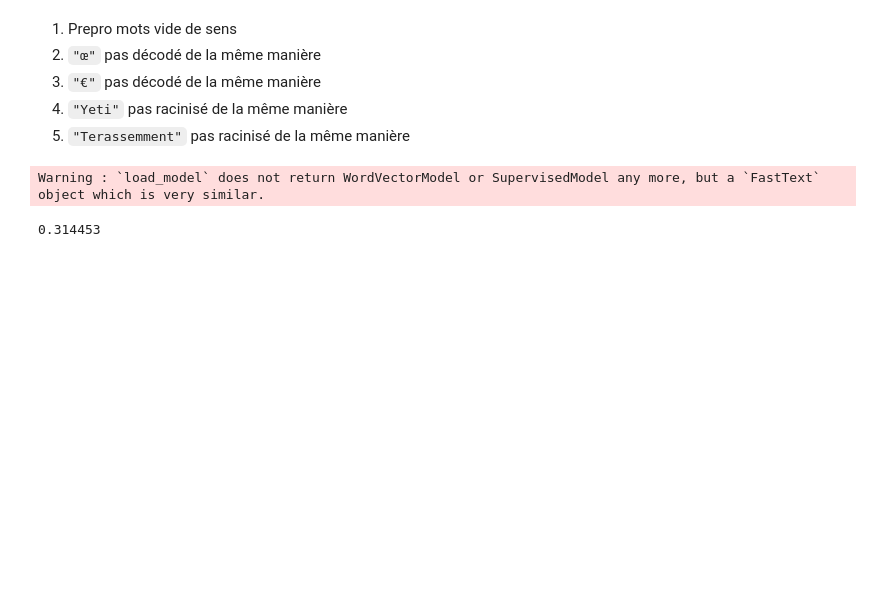
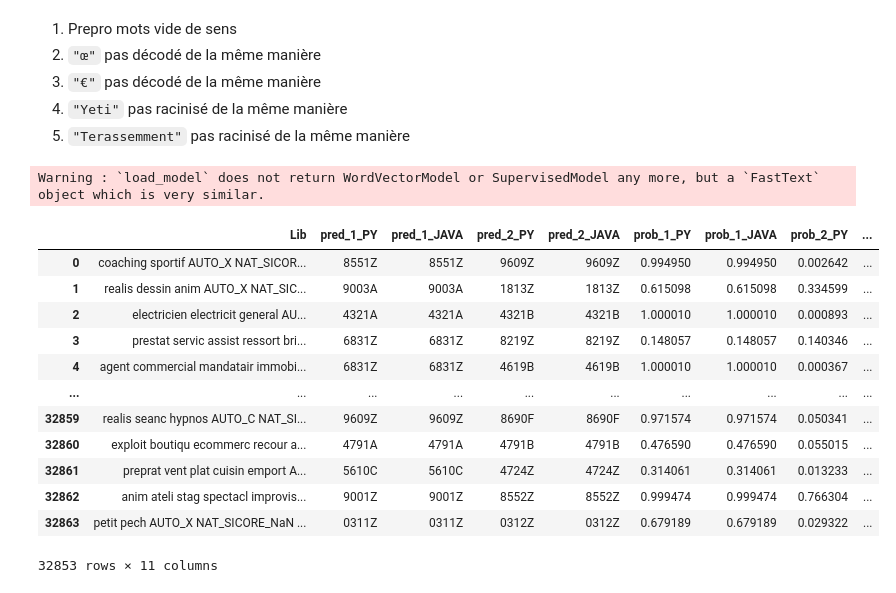
Before and after one commit to InseeFrLab/codif-ape-train, a Jupyter notebook: notebooks/log_exploration.ipynb, the cells around one changed output. Saved outputs shown, nothing was run; the diff lists cells and outputs as text; code cells hidden in the pictures; blank space fills up the shorter version.

````diff
--- a/notebooks/log_exploration.ipynb
+++ b/notebooks/log_exploration.ipynb
@@ -447,7 +447,7 @@ x.to_csv("false.csv")
 5) ```"Terassemment"``` pas racinisé de la même manière
 # %%
 import fasttext
-model = fasttext.load_model("../fastText-0.1.0/model.bin")
+model = fasttext.load_model("../models/model.bin")
 # %% [output]
 Warning : `load_model` does not return WordVectorModel or SupervisedModel any more, but a `FastText` object which is very similar.
 # %%
@@ -475,6 +475,22 @@ df_compare = pd.DataFrame({
     "pred_3_PY" : trois_pred,
     "prob_3_PY" : trois_proba,
     })
+# %%
+df_compare
+# %% [output]
+|  | Lib | pred_1_PY | pred_1_JAVA | pred_2_PY | pred_2_JAVA | prob_1_PY | prob_1_JAVA | prob_2_PY | ... |
+| 0 | coaching sportif AUTO_X NAT_SICOR... | 8551Z | 8551Z | 9609Z | 9609Z | 0.994950 | 0.994950 | 0.002642 | ... |
+| 1 | realis dessin anim AUTO_X NAT_SIC... | 9003A | 9003A | 1813Z | 1813Z | 0.615098 | 0.615098 | 0.334599 | ... |
+| 2 | electricien electricit general AU... | 4321A | 4321A | 4321B | 4321B | 1.000010 | 1.000010 | 0.000893 | ... |
+| 3 | prestat servic assist ressort bri... | 6831Z | 6831Z | 8219Z | 8219Z | 0.148057 | 0.148057 | 0.140346 | ... |
+| 4 | agent commercial mandatair immobi... | 6831Z | 6831Z | 4619B | 4619B | 1.000010 | 1.000010 | 0.000367 | ... |
+| ... | ... | ... | ... | ... | ... | ... | ... | ... | ... |
+| 32859 | realis seanc hypnos AUTO_C NAT_SI... | 9609Z | 9609Z | 8690F | 8690F | 0.971574 | 0.971574 | 0.050341 | ... |
+| 32860 | exploit boutiqu ecommerc recour a... | 4791A | 4791A | 4791B | 4791B | 0.476590 | 0.476590 | 0.055015 | ... |
+| 32861 | preprat vent plat cuisin emport A... | 5610C | 5610C | 4724Z | 4724Z | 0.314061 | 0.314061 | 0.013233 | ... |
+| 32862 | anim ateli stag spectacl improvis... | 9001Z | 9001Z | 8552Z | 8552Z | 0.999474 | 0.999474 | 0.766304 | ... |
+| 32863 | petit pech AUTO_X NAT_SICORE_NaN ... | 0311Z | 0311Z | 0312Z | 0312Z | 0.679189 | 0.679189 | 0.029322 | ... |
+32853 rows × 11 columns
 # %%
 labels = model.labels
 # %%
@@ -484,9 +500,3 @@ pred1 = df_compare[(df_compare.pred_1_PY != df_compare.pred_1_JAVA)].pred_1_PY.t
 pred2 = df_compare[(df_compare.pred_1_PY != df_compare.pred_1_JAVA)].pred_2_PY.to_list()
 # %%
 import numpy as np
-# %%
-x = 0.314453
-
-round(np.exp(np.log(x))*10000000) / 10000000
-# %% [output]
-0.314453
````
Also changed, not shown: parts of 15 cells of this notebook.
